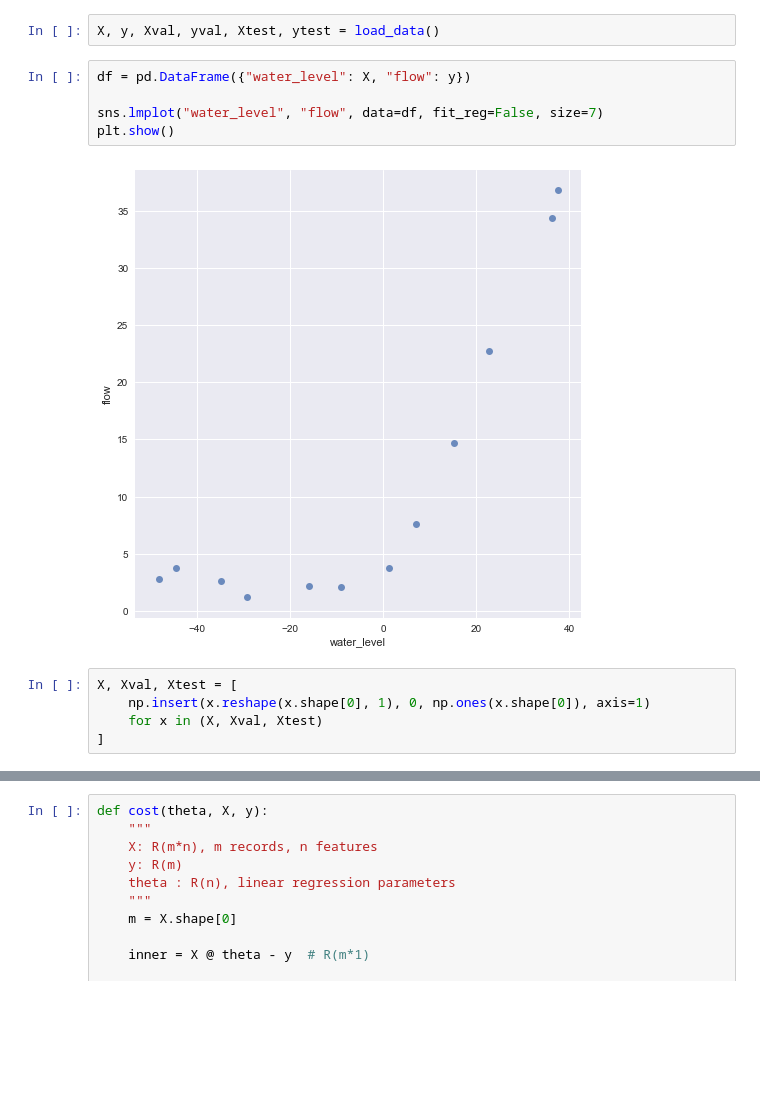
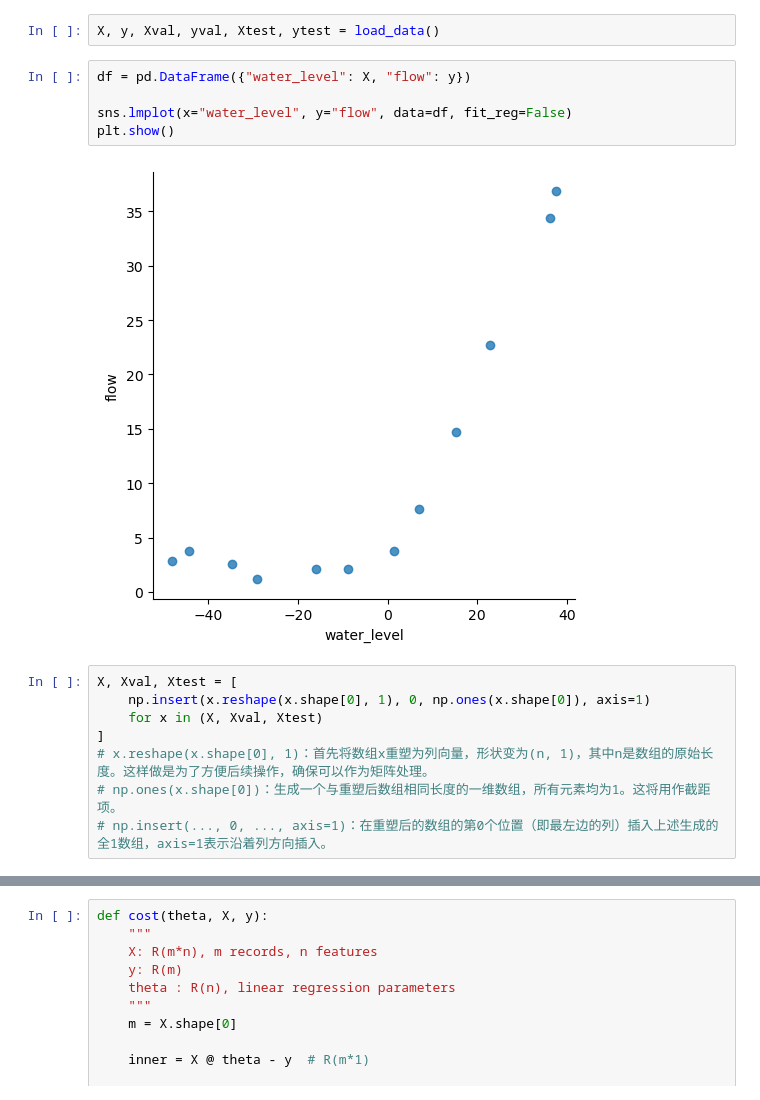
Before and after one commit to Lanthanum1/lanqiao-ai, a Jupyter notebook: ex5-bias vs variance/ML-Exercise5.ipynb, the cells around one changed output, grey strips where cells are left out. Cells and saved outputs as stored; diff of their text form; blank space fills up the shorter version.

```diff
--- a/ex5-bias vs variance/ML-Exercise5.ipynb
+++ b/ex5-bias vs variance/ML-Exercise5.ipynb
@@ -24,15 +24,18 @@ X, y, Xval, yval, Xtest, ytest = load_data()
 # %%
 df = pd.DataFrame({"water_level": X, "flow": y})
 
-sns.lmplot("water_level", "flow", data=df, fit_reg=False, size=7)
+sns.lmplot(x="water_level", y="flow", data=df, fit_reg=False)
 plt.show()
 # %% [output]
-[figure, old version]
+[figure, new version]
 # %%
 X, Xval, Xtest = [
     np.insert(x.reshape(x.shape[0], 1), 0, np.ones(x.shape[0]), axis=1)
     for x in (X, Xval, Xtest)
 ]
+# x.reshape(x.shape[0], 1)：首先将数组x重塑为列向量，形状变为(n, 1)，其中n是数组的原始长度。这样做是为了方便后续操作，确保可以作为矩阵处理。
+# np.ones(x.shape[0])：生成一个与重塑后数组相同长度的一维数组，所有元素均为1。这将用作截距项。
+# np.insert(..., 0, ..., axis=1)：在重塑后的数组的第0个位置（即最左边的列）插入上述生成的全1数组，axis=1表示沿着列方向插入。
 # %% [markdown]
 # 代价函数
 <img style="float: left;" src="../img/linear_cost.png">
```
Also changed, not shown: parts of 19 cells of this notebook.
